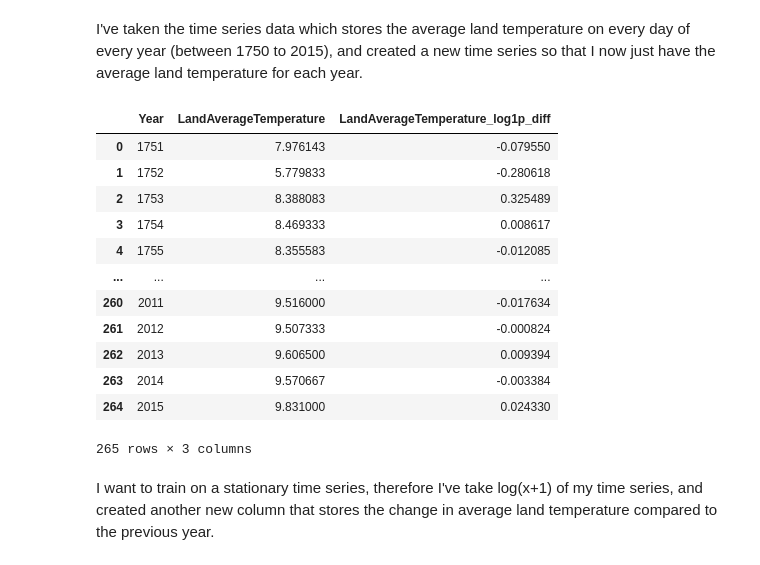
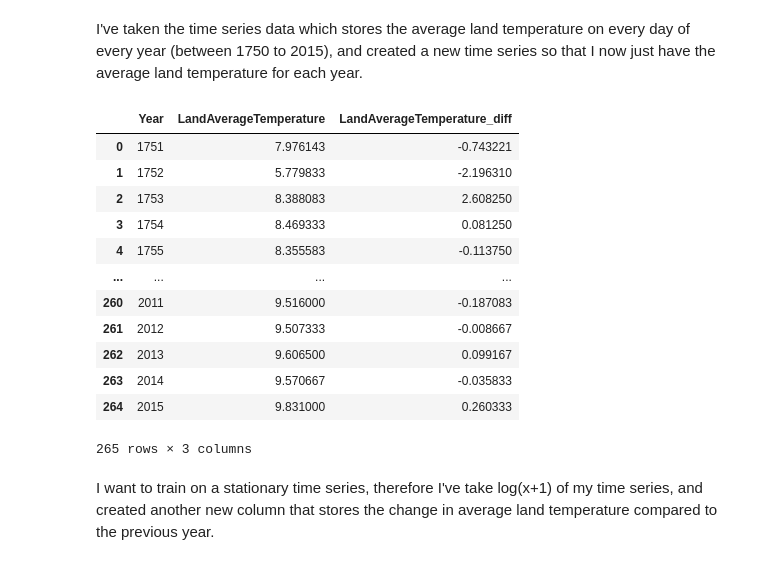
Before and after one commit to avcordaro/data-science-independent-projects, a Jupyter notebook: forecasting-change-in-global-average-land-temperature/forecasting-change-in-global-avg-land-temperature.ipynb, the cells around one changed output. Saved outputs shown, nothing was run; the diff lists cells and outputs as text; code cells hidden in the pictures.

```diff
--- a/forecasting-change-in-global-average-land-temperature/forecasting-change-in-global-avg-land-temperature.ipynb
+++ b/forecasting-change-in-global-average-land-temperature/forecasting-change-in-global-avg-land-temperature.ipynb
@@ -61,25 +64,23 @@ data
 # %% [markdown]
 I've taken the time series data which stores the average land temperature on every day of every year (between 1750 to 2015), and created a new time series so that I now just have the average land temperature for each year.
 # %%
-data['LandAverageTemperature_log1p'] = np.log1p(data['LandAverageTemperature'])
-data['LandAverageTemperature_log1p_diff'] = data['LandAverageTemperature_log1p'] - data['LandAverageTemperature_log1p'].shift(1)
-data = data.drop("LandAverageTemperature_log1p", axis=1)
+data['LandAverageTemperature_diff'] = data['LandAverageTemperature'].diff()
 data = data.dropna()
 data = data.reset_index()
 data
 # %% [output]
-|  | Year | LandAverageTemperature | LandAverageTemperature_log1p_diff |
-| 0 | 1751 | 7.976143 | -0.079550 |
-| 1 | 1752 | 5.779833 | -0.280618 |
-| 2 | 1753 | 8.388083 | 0.325489 |
-| 3 | 1754 | 8.469333 | 0.008617 |
-| 4 | 1755 | 8.355583 | -0.012085 |
+|  | Year | LandAverageTemperature | LandAverageTemperature_diff |
+| 0 | 1751 | 7.976143 | -0.743221 |
+| 1 | 1752 | 5.779833 | -2.196310 |
+| 2 | 1753 | 8.388083 | 2.608250 |
+| 3 | 1754 | 8.469333 | 0.081250 |
+| 4 | 1755 | 8.355583 | -0.113750 |
 | ... | ... | ... | ... |
-| 260 | 2011 | 9.516000 | -0.017634 |
-| 261 | 2012 | 9.507333 | -0.000824 |
-| 262 | 2013 | 9.606500 | 0.009394 |
-| 263 | 2014 | 9.570667 | -0.003384 |
-| 264 | 2015 | 9.831000 | 0.024330 |
+| 260 | 2011 | 9.516000 | -0.187083 |
+| 261 | 2012 | 9.507333 | -0.008667 |
+| 262 | 2013 | 9.606500 | 0.099167 |
+| 263 | 2014 | 9.570667 | -0.035833 |
+| 264 | 2015 | 9.831000 | 0.260333 |
 265 rows × 3 columns
 # %% [markdown]
 I want to train on a stationary time series, therefore I've take log(x+1) of my time series, and created another new column that stores the change in average land temperature compared to the previous year.
```
Also changed, not shown: parts of 19 cells of this notebook, 2 other files.
